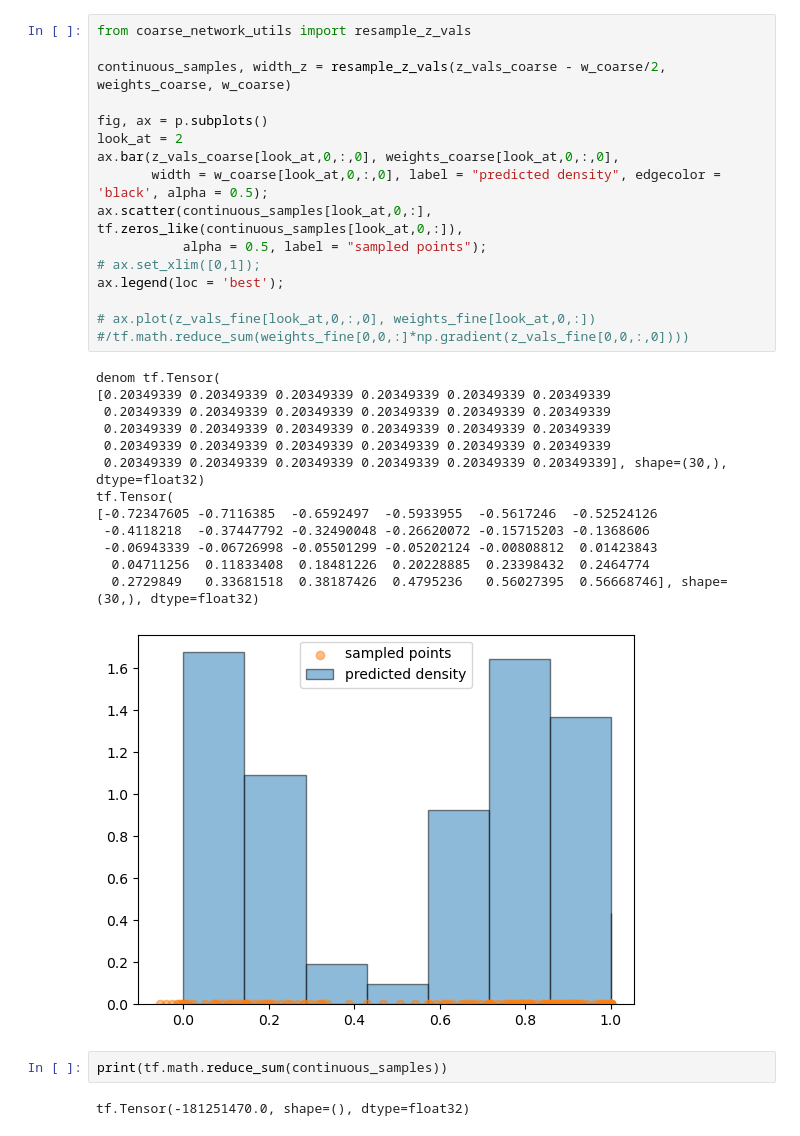
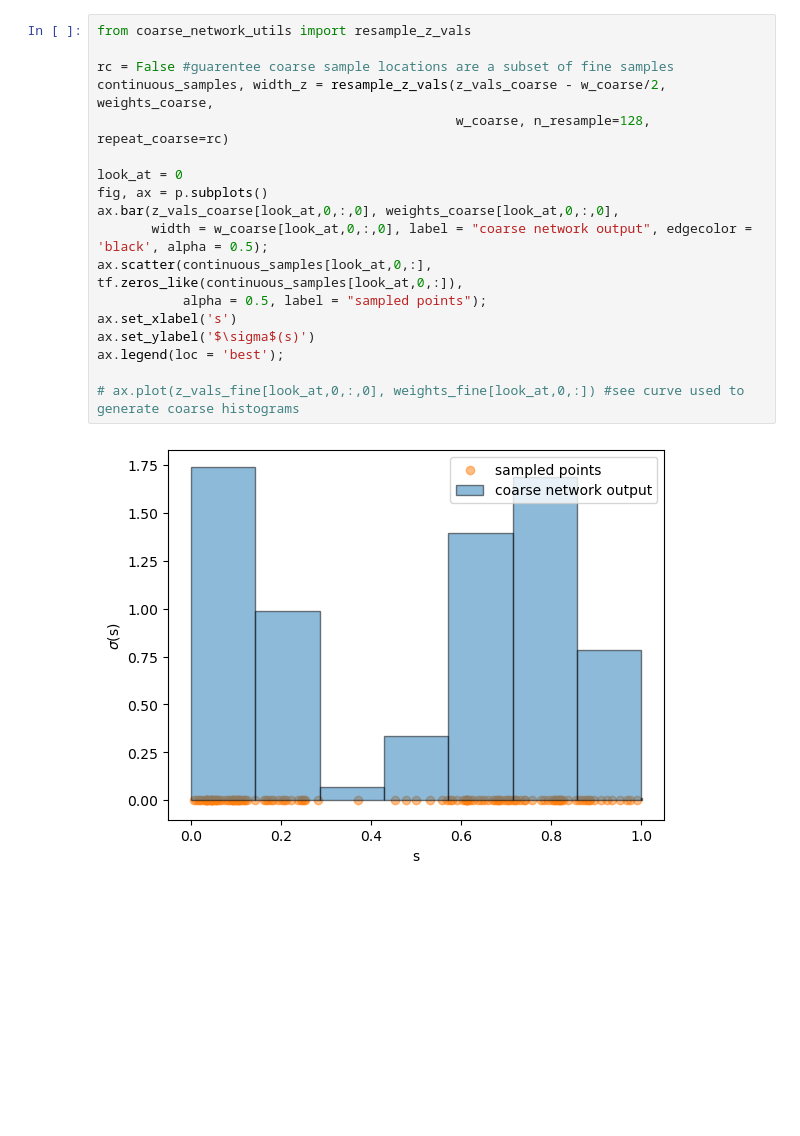
Before and after one commit to mcdermatt/PLINK, a Jupyter notebook: src/coarse_to_fine_demo.ipynb, the cells around one changed output. Cells and saved outputs as stored; diff of their text form; blank space fills up the shorter version.

```diff
--- a/src/coarse_to_fine_demo.ipynb
+++ b/src/coarse_to_fine_demo.ipynb
@@ -561,33 +223,20 @@ ax[0].scatter(continuous_samples, tf.zeros_like(continuous_samples), alpha = 0.5
 # %%
 from coarse_network_utils import resample_z_vals
 
-continuous_samples, width_z = resample_z_vals(z_vals_coarse - w_coarse/2, weights_coarse, w_coarse)
+rc = False #guarentee coarse sample locations are a subset of fine samples
+continuous_samples, width_z = resample_z_vals(z_vals_coarse - w_coarse/2, weights_coarse,
+                                              w_coarse, n_resample=128, repeat_coarse=rc)
 
+look_at = 0
 fig, ax = p.subplots()
-look_at = 2
 ax.bar(z_vals_coarse[look_at,0,:,0], weights_coarse[look_at,0,:,0],
-       width = w_coarse[look_at,0,:,0], label = "predicted density", edgecolor = 'black', alpha = 0.5);
+       width = w_coarse[look_at,0,:,0], label = "coarse network output", edgecolor = 'black', alpha = 0.5);
 ax.scatter(continuous_samples[look_at,0,:], tf.zeros_like(continuous_samples[look_at,0,:]),
            alpha = 0.5, label = "sampled points");
-# ax.set_xlim([0,1]);
+ax.set_xlabel('s')
+ax.set_ylabel('$\sigma$(s)')
 ax.legend(loc = 'best');
 
-# ax.plot(z_vals_fine[look_at,0,:,0], weights_fine[look_at,0,:]) #/tf.math.reduce_sum(weights_fine[0,0,:]*np.gradient(z_vals_fine[0,0,:,0])))
+# ax.plot(z_vals_fine[look_at,0,:,0], weights_fine[look_at,0,:]) #see curve used to generate coarse histograms
 # %% [output]
-denom tf.Tensor(
-[0.20349339 0.20349339 0.20349339 0.20349339 0.20349339 0.20349339
- 0.20349339 0.20349339 0.20349339 0.20349339 0.20349339 0.20349339
- 0.20349339 0.20349339 0.20349339 0.20349339 0.20349339 0.20349339
- 0.20349339 0.20349339 0.20349339 0.20349339 0.20349339 0.20349339
- 0.20349339 0.20349339 0.20349339 0.20349339 0.20349339 0.20349339], shape=(30,), dtype=float32)
-tf.Tensor(
-[-0.72347605 -0.7116385  -0.6592497  -0.5933955  -0.5617246  -0.52524126
- -0.4118218  -0.37447792 -0.32490048 -0.26620072 -0.15715203 -0.1368606
- -0.06943339 -0.06726998 -0.05501299 -0.05202124 -0.00808812  0.01423843
-  0.04711256  0.11833408  0.18481226  0.20228885  0.23398432  0.2464774
-  0.2729849   0.33681518  0.38187426  0.4795236   0.56027395  0.56668746], shape=(30,), dtype=float32)
-[figure, old version]
+[figure, new version]
-# %%
-print(tf.math.reduce_sum(continuous_samples))
-# %% [output]
-tf.Tensor(-181251470.0, shape=(), dtype=float32)
```
Also changed, not shown: parts of 18 cells of this notebook, 2 other files.
